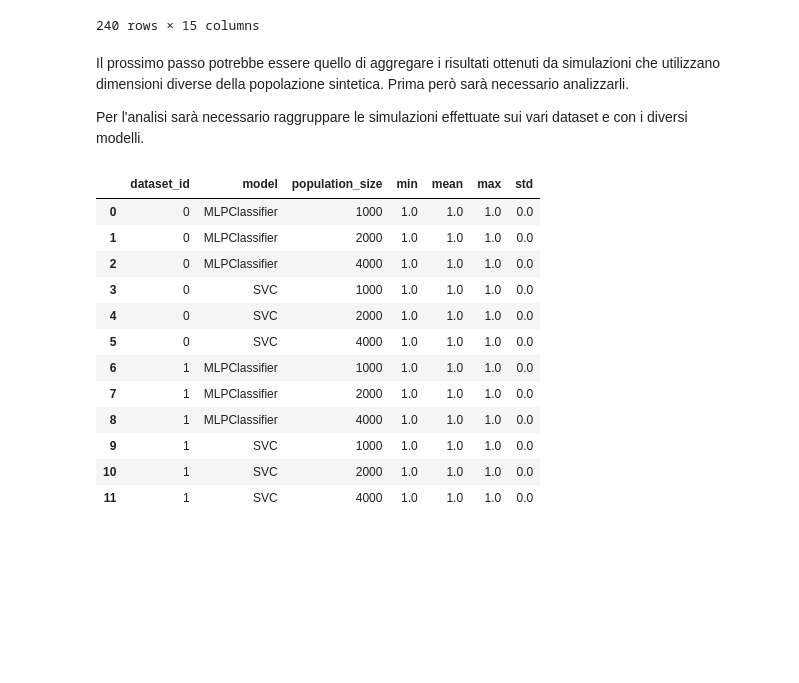
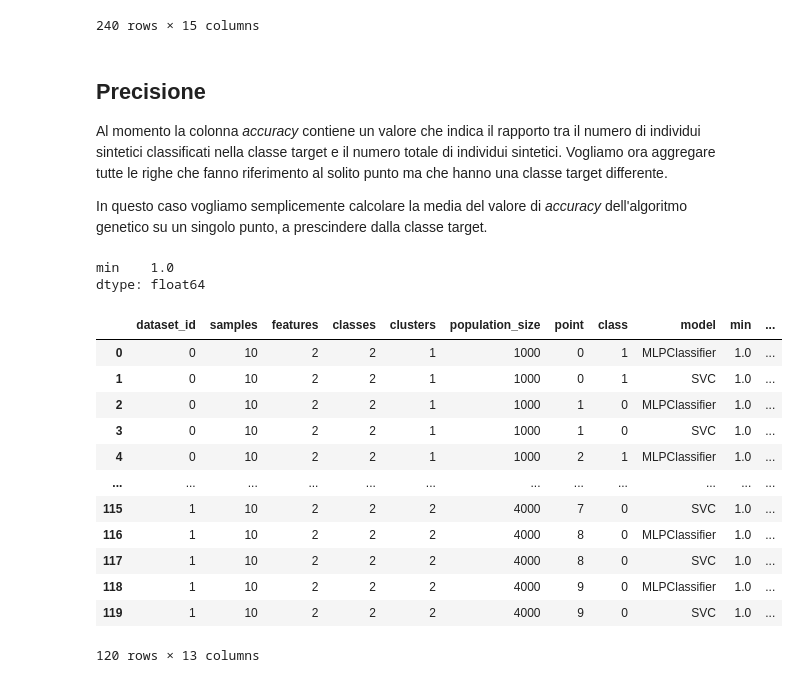
Before and after one commit to FedericoBustaffa/neighborhood_generator, a Jupyter notebook: notebooks/analysis.ipynb, the cells around one changed output. Saved outputs shown, nothing was run; the diff lists cells and outputs as text; code cells hidden in the pictures; blank space fills up the shorter version.

```diff
--- a/notebooks/analysis.ipynb
+++ b/notebooks/analysis.ipynb
@@ -151,29 +132,39 @@ df
 | 239 | 1 | 10 | 2 | 2 | 2 | 4000 | 9 | 0 | 1 | SVC | ... |
 240 rows × 15 columns
 # %% [markdown]
-Il prossimo passo potrebbe essere quello di aggregare i risultati ottenuti
-da simulazioni che utilizzano dimensioni diverse della popolazione sintetica.
-Prima però sarà necessario analizzarli.
+## Precisione
 
-Per l'analisi sarà necessario raggruppare le simulazioni effettuate sui vari
-dataset e con i diversi modelli.
+Al momento la colonna _accuracy_ contiene un valore che indica il rapporto tra
+il numero di individui sintetici classificati nella classe target e il numero
+totale di individui sintetici. Vogliamo ora aggregare tutte le righe che fanno
+riferimento al solito punto ma che hanno una classe target differente.
+
+In questo caso vogliamo semplicemente calcolare la media del valore di
+_accuracy_ dell'algoritmo genetico su un singolo punto, a prescindere dalla
+classe target.
 # %%
-df.groupby(["dataset_id", "model", "population_size"]).agg(
+accuracy_df = df.groupby(["dataset_id", "samples", "features", "classes", "clusters", "population_size", "point", "class", "model"]).agg(
     ["min", "mean", "max", "std"]
 )["accuracy"].reset_index()
+
+print(accuracy_df[["min", "mean", "max", "std"]].apply({"min": "min"}))
+
+accuracy_df
 # %% [output]
+min    1.0
+dtype: float64
-|  | dataset_id | model | population_size | min | mean | max | std |
-| 0 | 0 | MLPClassifier | 1000 | 1.0 | 1.0 | 1.0 | 0.0 |
-| 1 | 0 | MLPClassifier | 2000 | 1.0 | 1.0 | 1.0 | 0.0 |
-| 2 | 0 | MLPClassifier | 4000 | 1.0 | 1.0 | 1.0 | 0.0 |
-| 3 | 0 | SVC | 1000 | 1.0 | 1.0 | 1.0 | 0.0 |
-| 4 | 0 | SVC | 2000 | 1.0 | 1.0 | 1.0 | 0.0 |
-| 5 | 0 | SVC | 4000 | 1.0 | 1.0 | 1.0 | 0.0 |
-| 6 | 1 | MLPClassifier | 1000 | 1.0 | 1.0 | 1.0 | 0.0 |
-| 7 | 1 | MLPClassifier | 2000 | 1.0 | 1.0 | 1.0 | 0.0 |
-| 8 | 1 | MLPClassifier | 4000 | 1.0 | 1.0 | 1.0 | 0.0 |
-| 9 | 1 | SVC | 1000 | 1.0 | 1.0 | 1.0 | 0.0 |
-| 10 | 1 | SVC | 2000 | 1.0 | 1.0 | 1.0 | 0.0 |
-| 11 | 1 | SVC | 4000 | 1.0 | 1.0 | 1.0 | 0.0 |
+|  | dataset_id | samples | features | classes | clusters | population_size | point | class | model | min | ... |
+| 0 | 0 | 10 | 2 | 2 | 1 | 1000 | 0 | 1 | MLPClassifier | 1.0 | ... |
+| 1 | 0 | 10 | 2 | 2 | 1 | 1000 | 0 | 1 | SVC | 1.0 | ... |
+| 2 | 0 | 10 | 2 | 2 | 1 | 1000 | 1 | 0 | MLPClassifier | 1.0 | ... |
+| 3 | 0 | 10 | 2 | 2 | 1 | 1000 | 1 | 0 | SVC | 1.0 | ... |
+| 4 | 0 | 10 | 2 | 2 | 1 | 1000 | 2 | 1 | MLPClassifier | 1.0 | ... |
+| ... | ... | ... | ... | ... | ... | ... | ... | ... | ... | ... | ... |
+| 115 | 1 | 10 | 2 | 2 | 2 | 4000 | 7 | 0 | SVC | 1.0 | ... |
+| 116 | 1 | 10 | 2 | 2 | 2 | 4000 | 8 | 0 | MLPClassifier | 1.0 | ... |
+| 117 | 1 | 10 | 2 | 2 | 2 | 4000 | 8 | 0 | SVC | 1.0 | ... |
+| 118 | 1 | 10 | 2 | 2 | 2 | 4000 | 9 | 0 | MLPClassifier | 1.0 | ... |
+| 119 | 1 | 10 | 2 | 2 | 2 | 4000 | 9 | 0 | SVC | 1.0 | ... |
+120 rows × 13 columns
 # %% [markdown]
 Come possiamo notare, abbiamo la precisione massima possibile.
```
Also changed, not shown: parts of 3 cells of this notebook.
